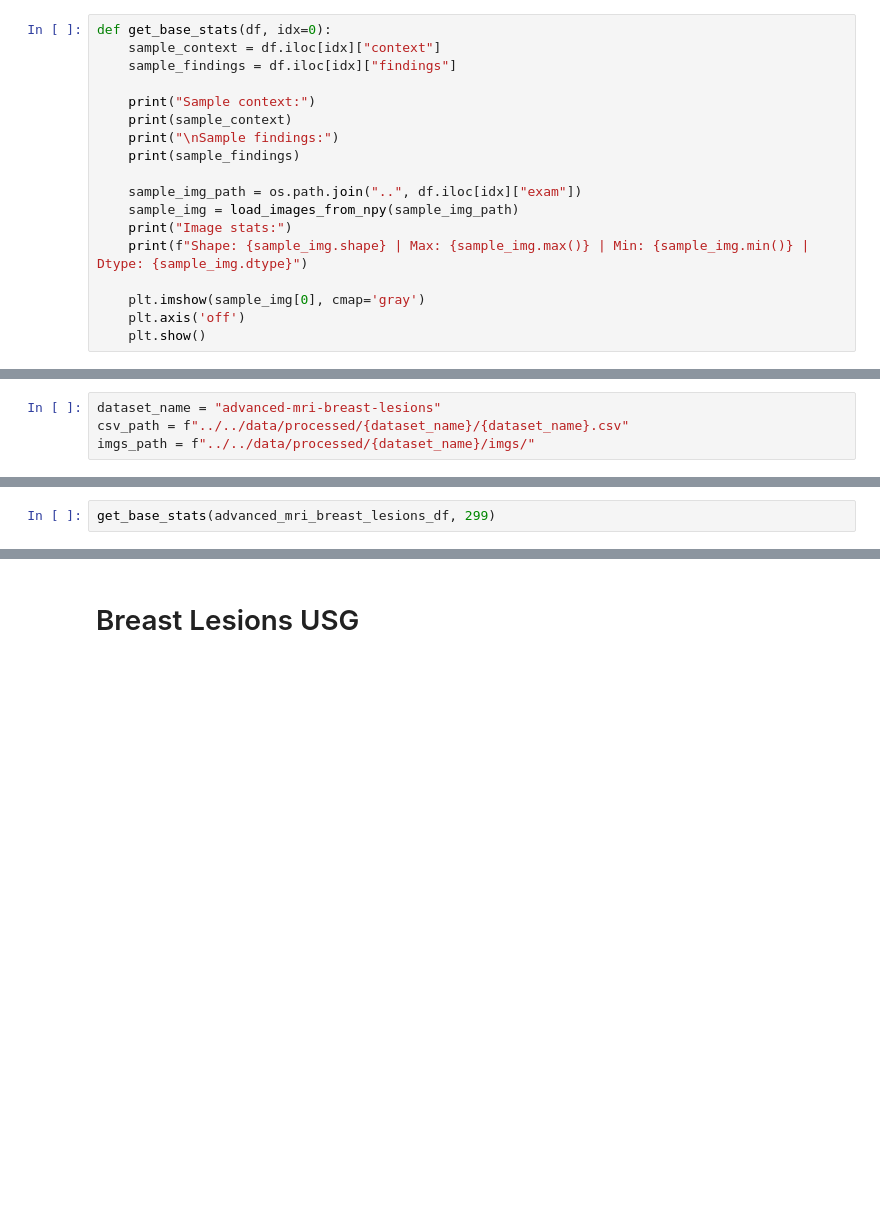
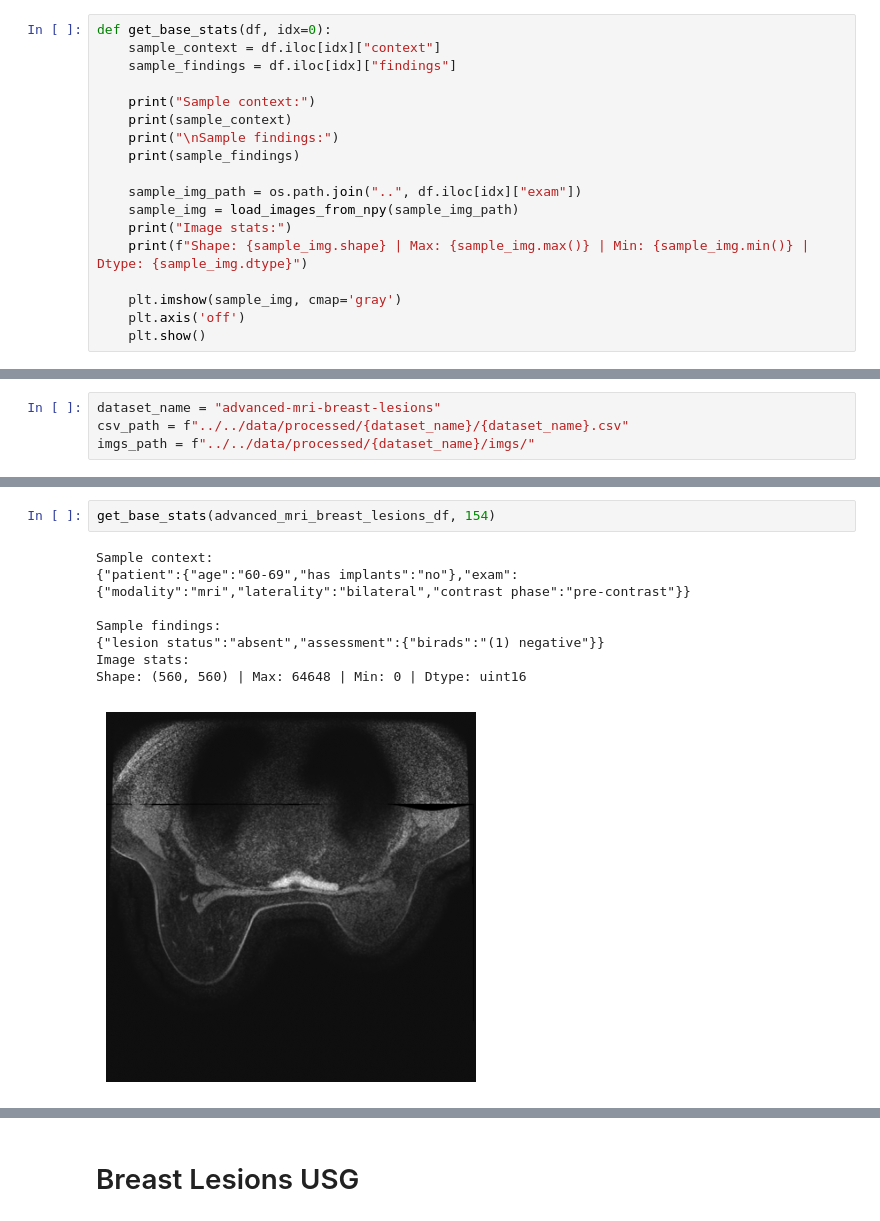
Before and after one commit to jddomingues-fcul/BreXpert-MM, a Jupyter notebook: notebooks/manual_post_processing_checks.ipynb, the cells around one changed output, grey strips where cells are left out. Cells and saved outputs as stored; diff of their text form; blank space fills up the shorter version.

```diff
--- a/notebooks/manual_post_processing_checks.ipynb
+++ b/notebooks/manual_post_processing_checks.ipynb
@@ -36,7 +37,7 @@ def get_base_stats(df, idx=0):
     print("Image stats:")
     print(f"Shape: {sample_img.shape} | Max: {sample_img.max()} | Min: {sample_img.min()} | Dtype: {sample_img.dtype}")
 
-    plt.imshow(sample_img[0], cmap='gray')
+    plt.imshow(sample_img, cmap='gray')
     plt.axis('off')
     plt.show()
 # %%
@@ -87,4 +95,13 @@ advanced_mri_breast_lesions_df.head(5)
 # %%
-get_base_stats(advanced_mri_breast_lesions_df, 299)
+get_base_stats(advanced_mri_breast_lesions_df, 154)
+# %% [output]
+Sample context:
+{"patient":{"age":"60-69","has implants":"no"},"exam":{"modality":"mri","laterality":"bilateral","contrast phase":"pre-contrast"}}
+
+Sample findings:
+{"lesion status":"absent","assessment":{"birads":"(1) negative"}}
+Image stats:
+Shape: (560, 560) | Max: 64648 | Min: 0 | Dtype: uint16
+[figure, added]
 # %%
 compare_images(advanced_mri_breast_lesions_df, idxs=(0, 1, 2, 3, 4, 5))
```
Also changed, not shown: parts of 73 cells of this notebook, 50 other files.
